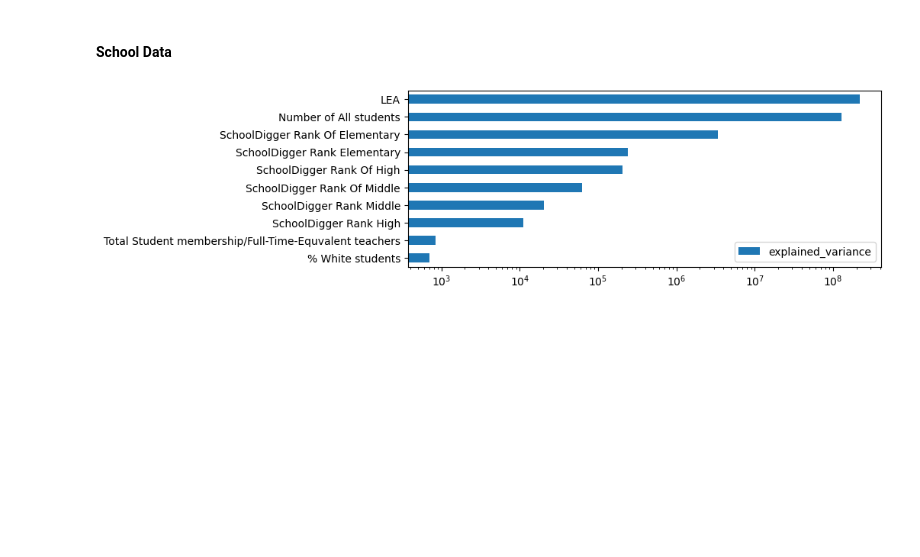
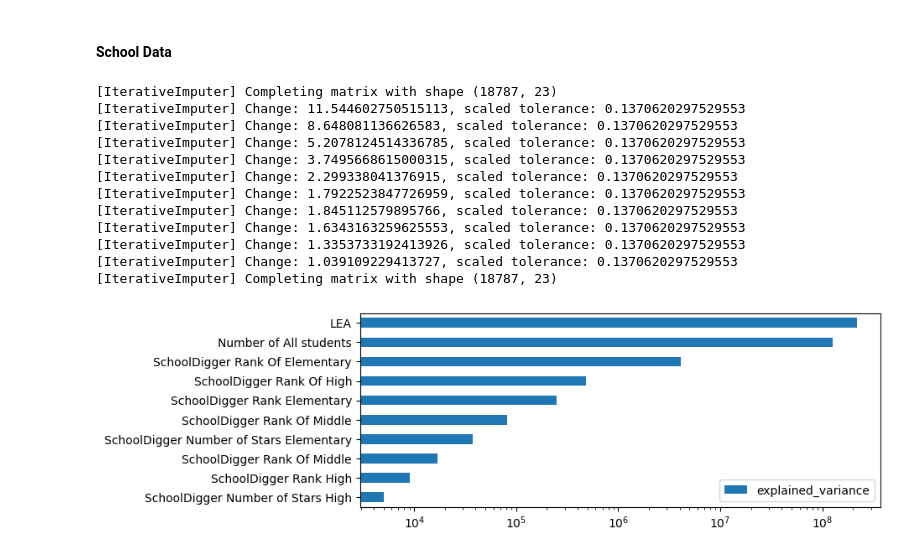
Before and after one commit to rabader/Relocation-Personalization, a Jupyter notebook: notebooks/pca_exploration.ipynb, the cells around one changed output. Saved outputs shown, nothing was run; the diff lists cells and outputs as text; code cells hidden in the pictures; blank space fills up the shorter version.

```diff
--- a/notebooks/pca_exploration.ipynb
+++ b/notebooks/pca_exploration.ipynb
@@ -30,6 +59,18 @@ pca_features,pca_chart = sea.get_pca_components(df,feature_col_lst=df.columns[6:
 # %%
 df = pd.read_csv("../data/processed/School_Digger_2018_D.csv")
 df.loc[df["% Students Receiving Free or DisNumbered Lunch"].str.contains("#DIV/0!"), ["% Students Receiving Free or DisNumbered Lunch"]] = 0
-pca_features,pca_chart = sea.get_pca_components(df,feature_col_lst=df.columns[4:],n_components=10,fig_width=8,fig_height=3)
+pca_features,pca_chart = sea.get_pca_components(df,feature_col_lst=df.columns[4:],n_components=10,max_iter=10,fig_width=8,fig_height=3)
 # %% [output]
+[IterativeImputer] Completing matrix with shape (18787, 23)
+[IterativeImputer] Change: 11.544602750515113, scaled tolerance: 0.1370620297529553
+[IterativeImputer] Change: 8.648081136626583, scaled tolerance: 0.1370620297529553
+[IterativeImputer] Change: 5.2078124514336785, scaled tolerance: 0.1370620297529553
+[IterativeImputer] Change: 3.7495668615000315, scaled tolerance: 0.1370620297529553
+[IterativeImputer] Change: 2.299338041376915, scaled tolerance: 0.1370620297529553
+[IterativeImputer] Change: 1.7922523847726959, scaled tolerance: 0.1370620297529553
+[IterativeImputer] Change: 1.845112579895766, scaled tolerance: 0.1370620297529553
+[IterativeImputer] Change: 1.6343163259625553, scaled tolerance: 0.1370620297529553
+[IterativeImputer] Change: 1.3353733192413926, scaled tolerance: 0.1370620297529553
+[IterativeImputer] Change: 1.039109229413727, scaled tolerance: 0.1370620297529553
+[IterativeImputer] Completing matrix with shape (18787, 23)
-[figure, old version]
+[figure, new version]
```
Also changed, not shown: parts of 5 cells of this notebook, 1 other file.
